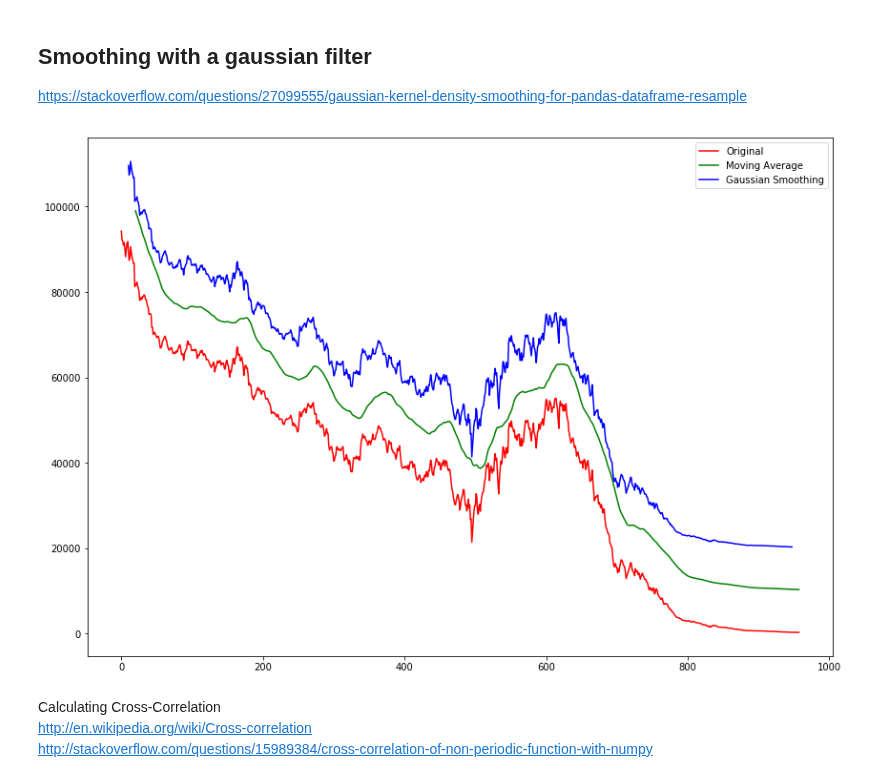
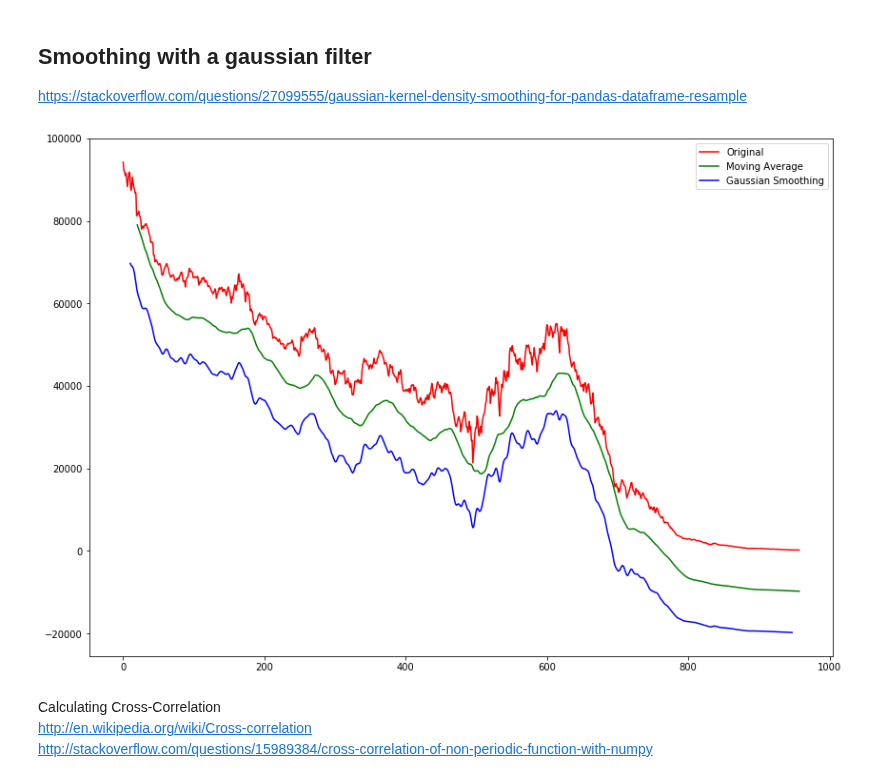
Before and after one commit to rsouza/FGV_Intro_DS, a Jupyter notebook: notebooks/EDA_Statistic_Analysis.ipynb, the cells around one changed output. Cells and saved outputs as stored; diff of their text form; code cells hidden in the pictures.

```diff
--- a/notebooks/EDA_Statistic_Analysis.ipynb
+++ b/notebooks/EDA_Statistic_Analysis.ipynb
@@ -802,17 +802,17 @@ https://stackoverflow.com/questions/27099555/gaussian-kernel-density-smoothing-f
 # %%
 plt.figure(figsize=(14,10))
 
 plt.plot(np.arange(len(cotacoes.iloc[3555:,1])), cotacoes.iloc[3555:,1],'r')
 
-plt.plot(np.arange(len(cotacoes.iloc[3555:,1])), cotacoes.iloc[3555:,1].rolling(window=21).mean()+10000, 'g')
+plt.plot(np.arange(len(cotacoes.iloc[3555:,1])), cotacoes.iloc[3555:,1].rolling(window=21).mean()-10000, 'g')
 
 plt.plot(np.arange(len(cotacoes.iloc[3555:,1])),
-         cotacoes.iloc[3555:,1].rolling(window=21, win_type='gaussian', center=True).mean(std=0.1)+20000, 'b')
+         cotacoes.iloc[3555:,1].rolling(window=21, win_type='gaussian', center=True).mean(std=2)-20000, 'b')
 
 plt.legend(['Original','Moving Average','Gaussian Smoothing'], loc=0)
 plt.show()
 # %% [output]
-[figure, old version]
+[figure, new version]
 # %% [markdown]
 Calculating Cross-Correlation
 http://en.wikipedia.org/wiki/Cross-correlation
```
Also changed, not shown: parts of 33 cells of this notebook, 2 other files.
